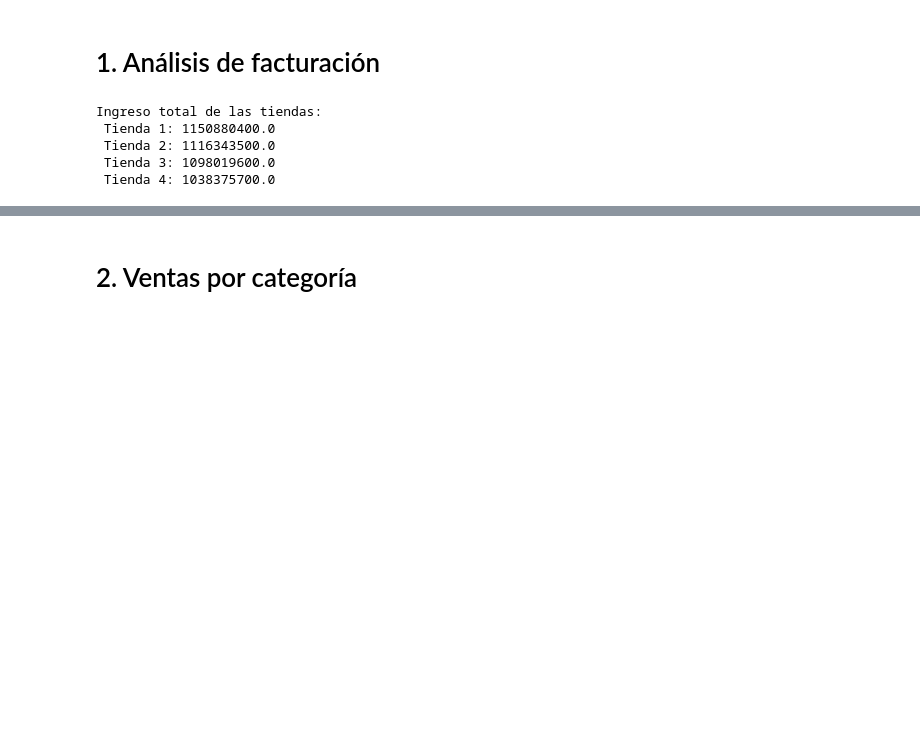
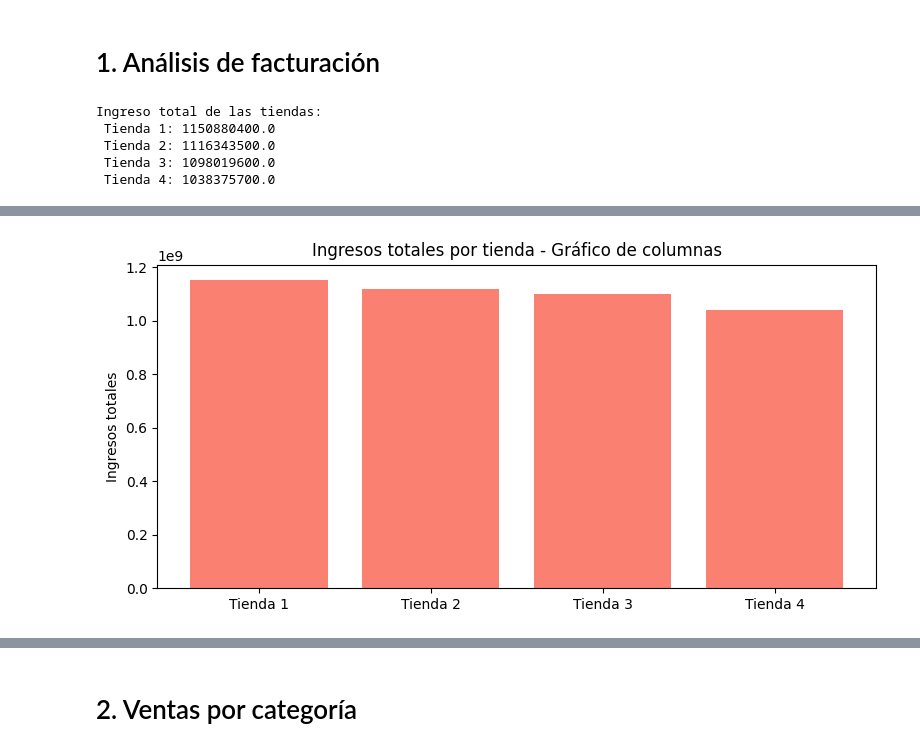
Before and after one commit to RamsesSosa04/Alura_Store_Latam, a Jupyter notebook: AluraStoreLatam.ipynb, the cells around one changed output, grey strips where cells are left out. Saved outputs shown, nothing was run; the diff lists cells and outputs as text; code cells hidden in the pictures; blank space fills up the shorter version.

```diff
--- a/AluraStoreLatam.ipynb
+++ b/AluraStoreLatam.ipynb
@@ -37,0 +53,9 @@ Ingreso total de las tiendas:
+# %%
+plt.figure(figsize=(8, 4))
+plt.bar(tiendas, ingresos, color='salmon')
+plt.ylabel('Ingresos totales')
+plt.title('Ingresos totales por tienda - Gráfico de columnas')
+plt.tight_layout()
+plt.show()
+# %% [output]
+[figure, added]
```
Also changed, not shown: parts of 2 cells of this notebook.
